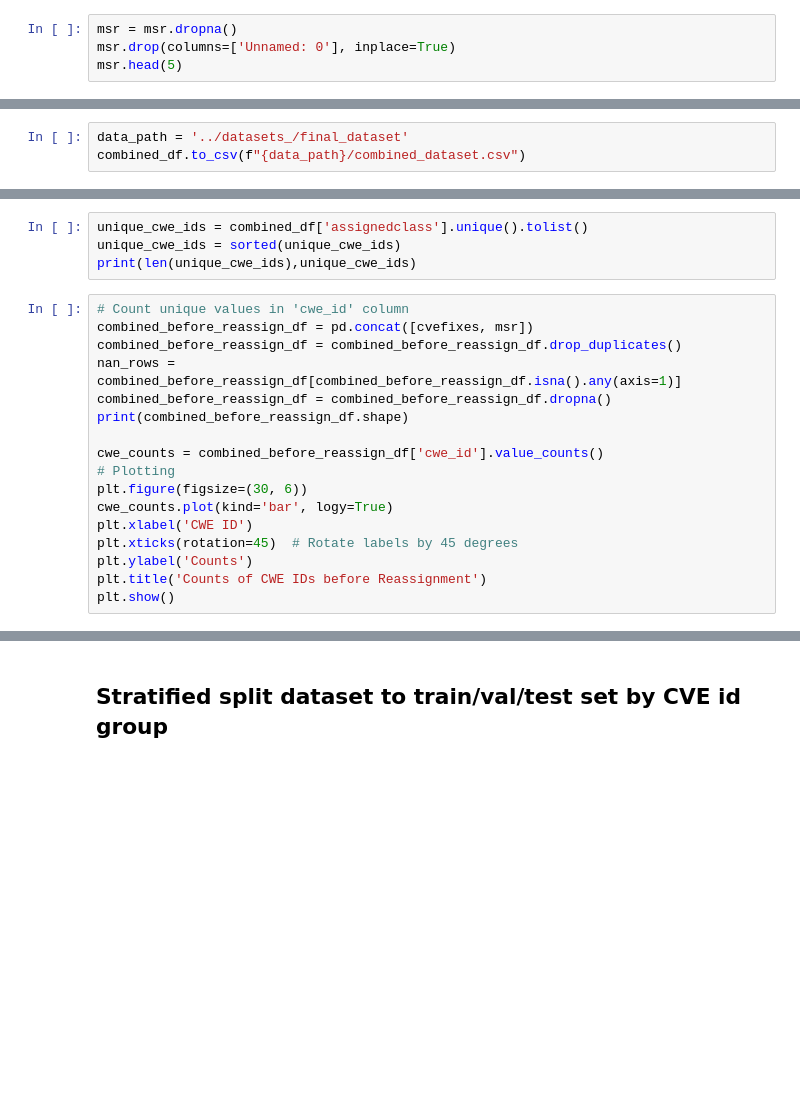
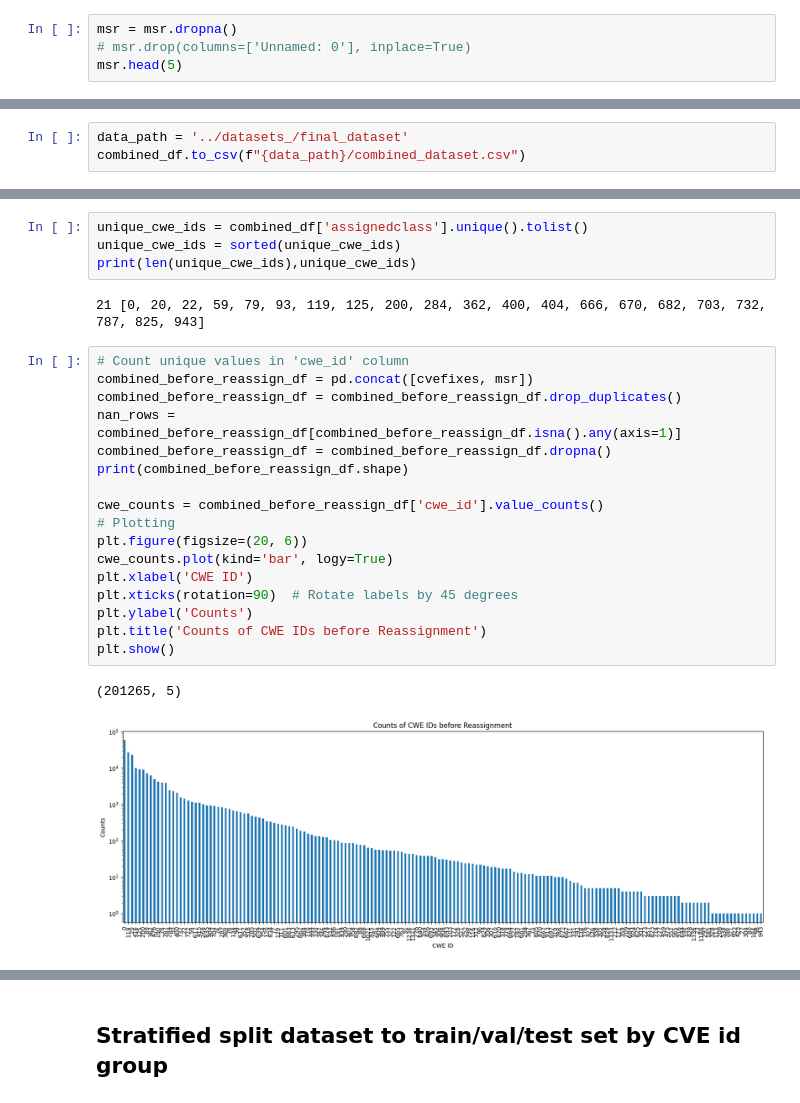
Before and after one commit to seunghee6022/TransVulDet, a Jupyter notebook: data_preprocessing/assign_cwes_and_split_datasets.ipynb, the cells around one changed output, grey strips where cells are left out. Drawn from its saved outputs; the diff is of its cells as text; blank space fills up the shorter version.

```diff
--- a/data_preprocessing/assign_cwes_and_split_datasets.ipynb
+++ b/data_preprocessing/assign_cwes_and_split_datasets.ipynb
@@ -127,6 +127,6 @@ See the caveats in the documentation: https://pandas.pydata.org/pandas-docs/stab
 | 4 | init_syntax_once ()\n{\n register... | 252 | CVE-1999-0199 | 1 |
 # %%
 msr = msr.dropna()
-msr.drop(columns=['Unnamed: 0'], inplace=True)
+# msr.drop(columns=['Unnamed: 0'], inplace=True)
 msr.head(5)
 # %% [output]
@@ -331,23 +600,28 @@ combined_df[combined_df['cwe_id']!=combined_df['assignedclass']]
 unique_cwe_ids = combined_df['assignedclass'].unique().tolist()
 unique_cwe_ids = sorted(unique_cwe_ids)
 print(len(unique_cwe_ids),unique_cwe_ids)
+# %% [output]
+21 [0, 20, 22, 59, 79, 93, 119, 125, 200, 284, 362, 400, 404, 666, 670, 682, 703, 732, 787, 825, 943]
 # %%
 # Count unique values in 'cwe_id' column
 combined_before_reassign_df = pd.concat([cvefixes, msr])
 combined_before_reassign_df = combined_before_reassign_df.drop_duplicates()
 nan_rows = combined_before_reassign_df[combined_before_reassign_df.isna().any(axis=1)]
 combined_before_reassign_df = combined_before_reassign_df.dropna()
 print(combined_before_reassign_df.shape)
 
 cwe_counts = combined_before_reassign_df['cwe_id'].value_counts()
 # Plotting
-plt.figure(figsize=(30, 6))
+plt.figure(figsize=(20, 6))
 cwe_counts.plot(kind='bar', logy=True)
 plt.xlabel('CWE ID')
-plt.xticks(rotation=45)  # Rotate labels by 45 degrees
+plt.xticks(rotation=90)  # Rotate labels by 45 degrees
 plt.ylabel('Counts')
 plt.title('Counts of CWE IDs before Reassignment')
 plt.show()
+# %% [output]
+(201265, 5)
+[figure, added]
 # %%
 # Count unique values in 'assignedclass' column
 cwe_counts = combined_df['assignedclass'].value_counts()
```
Also changed, not shown: parts of 26 cells of this notebook, 1 other file.
